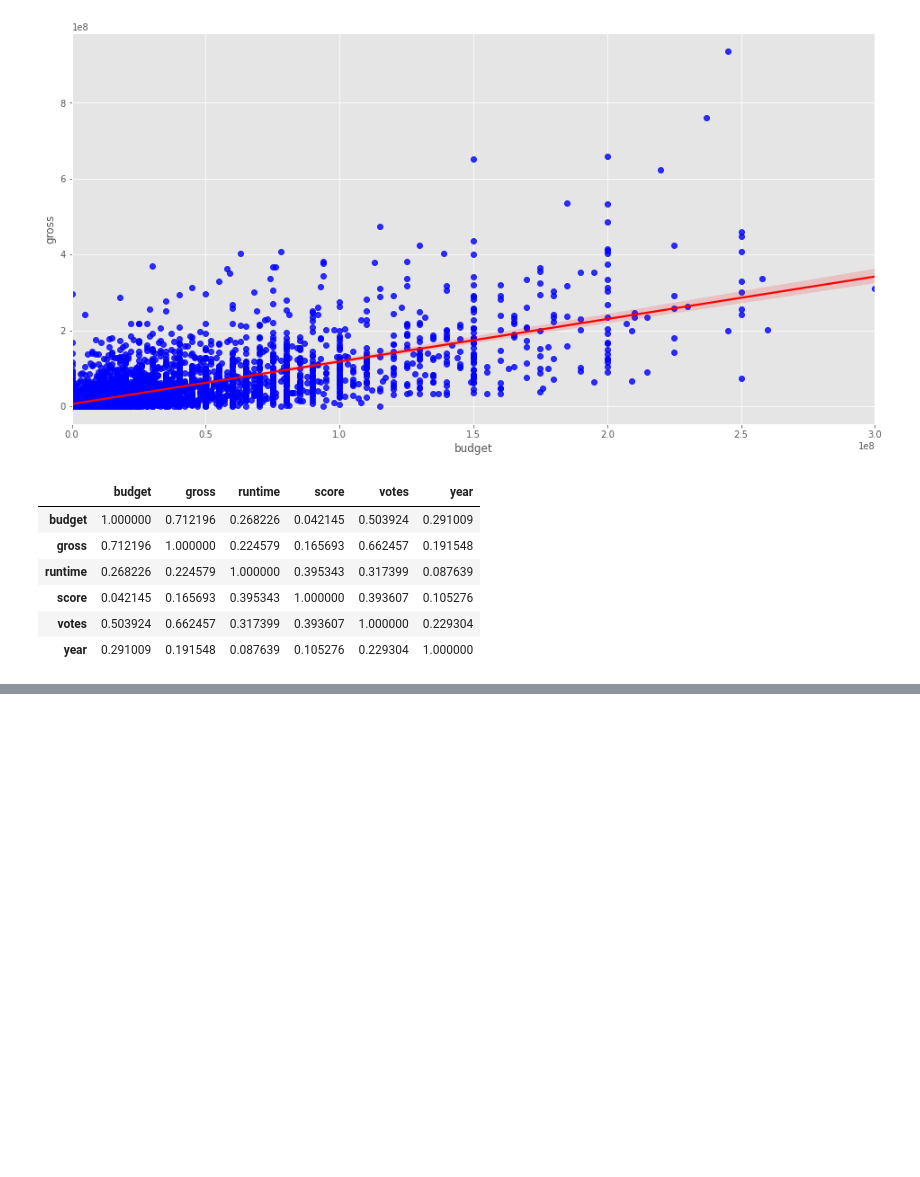
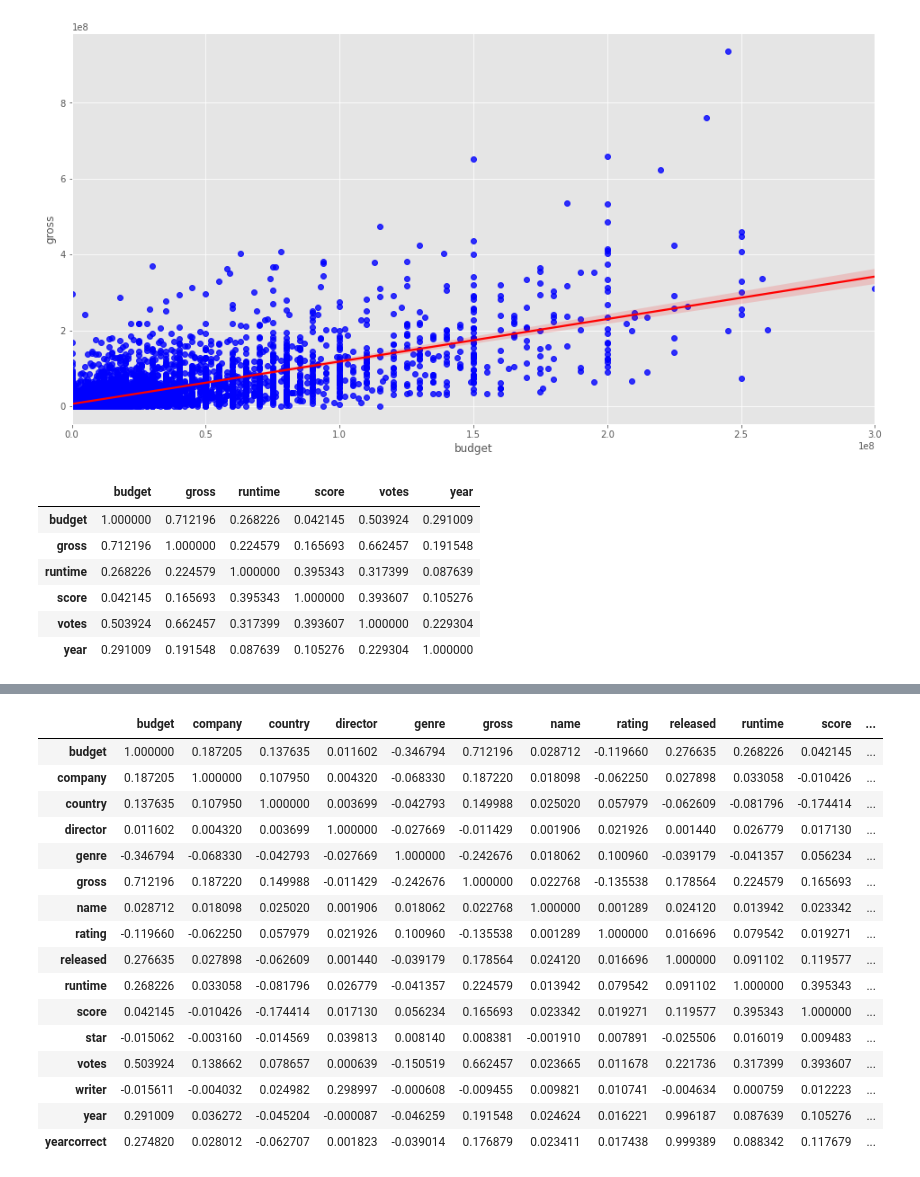
Before and after one commit to sebakirill/Correlation-in-movies, a Jupyter notebook: code/Untitled.ipynb, the cells around one changed output, grey strips where cells are left out. Drawn from its saved outputs; the diff is of its cells as text; code cells hidden in the pictures; blank space fills up the shorter version.

```diff
--- a/code/Untitled.ipynb
+++ b/code/Untitled.ipynb
@@ -144,0 +169,21 @@ sns.regplot(y=df['gross'], x=df['budget'], data =df, scatter_kws={'color':'blue'
+# %%
+correlation_mat_notnum = df_numerized.corr()
+correlation_mat_notnum
+# %% [output]
+|  | budget | company | country | director | genre | gross | name | rating | released | runtime | score | ... |
+| budget | 1.000000 | 0.187205 | 0.137635 | 0.011602 | -0.346794 | 0.712196 | 0.028712 | -0.119660 | 0.276635 | 0.268226 | 0.042145 | ... |
+| company | 0.187205 | 1.000000 | 0.107950 | 0.004320 | -0.068330 | 0.187220 | 0.018098 | -0.062250 | 0.027898 | 0.033058 | -0.010426 | ... |
+| country | 0.137635 | 0.107950 | 1.000000 | 0.003699 | -0.042793 | 0.149988 | 0.025020 | 0.057979 | -0.062609 | -0.081796 | -0.174414 | ... |
+| director | 0.011602 | 0.004320 | 0.003699 | 1.000000 | -0.027669 | -0.011429 | 0.001906 | 0.021926 | 0.001440 | 0.026779 | 0.017130 | ... |
+| genre | -0.346794 | -0.068330 | -0.042793 | -0.027669 | 1.000000 | -0.242676 | 0.018062 | 0.100960 | -0.039179 | -0.041357 | 0.056234 | ... |
+| gross | 0.712196 | 0.187220 | 0.149988 | -0.011429 | -0.242676 | 1.000000 | 0.022768 | -0.135538 | 0.178564 | 0.224579 | 0.165693 | ... |
+| name | 0.028712 | 0.018098 | 0.025020 | 0.001906 | 0.018062 | 0.022768 | 1.000000 | 0.001289 | 0.024120 | 0.013942 | 0.023342 | ... |
+| rating | -0.119660 | -0.062250 | 0.057979 | 0.021926 | 0.100960 | -0.135538 | 0.001289 | 1.000000 | 0.016696 | 0.079542 | 0.019271 | ... |
+| released | 0.276635 | 0.027898 | -0.062609 | 0.001440 | -0.039179 | 0.178564 | 0.024120 | 0.016696 | 1.000000 | 0.091102 | 0.119577 | ... |
+| runtime | 0.268226 | 0.033058 | -0.081796 | 0.026779 | -0.041357 | 0.224579 | 0.013942 | 0.079542 | 0.091102 | 1.000000 | 0.395343 | ... |
+| score | 0.042145 | -0.010426 | -0.174414 | 0.017130 | 0.056234 | 0.165693 | 0.023342 | 0.019271 | 0.119577 | 0.395343 | 1.000000 | ... |
+| star | -0.015062 | -0.003160 | -0.014569 | 0.039813 | 0.008140 | 0.008381 | -0.001910 | 0.007891 | -0.025506 | 0.016019 | 0.009483 | ... |
+| votes | 0.503924 | 0.138662 | 0.078657 | 0.000639 | -0.150519 | 0.662457 | 0.023665 | 0.011678 | 0.221736 | 0.317399 | 0.393607 | ... |
+| writer | -0.015611 | -0.004032 | 0.024982 | 0.298997 | -0.000608 | -0.009455 | 0.009821 | 0.010741 | -0.004634 | 0.000759 | 0.012223 | ... |
+| year | 0.291009 | 0.036272 | -0.045204 | -0.000087 | -0.046259 | 0.191548 | 0.024624 | 0.016221 | 0.996187 | 0.087639 | 0.105276 | ... |
+| yearcorrect | 0.274820 | 0.028012 | -0.062707 | 0.001823 | -0.039014 | 0.176879 | 0.023411 | 0.017438 | 0.999389 | 0.088342 | 0.117679 | ... |
```
Also changed, not shown: parts of 5 cells of this notebook.
